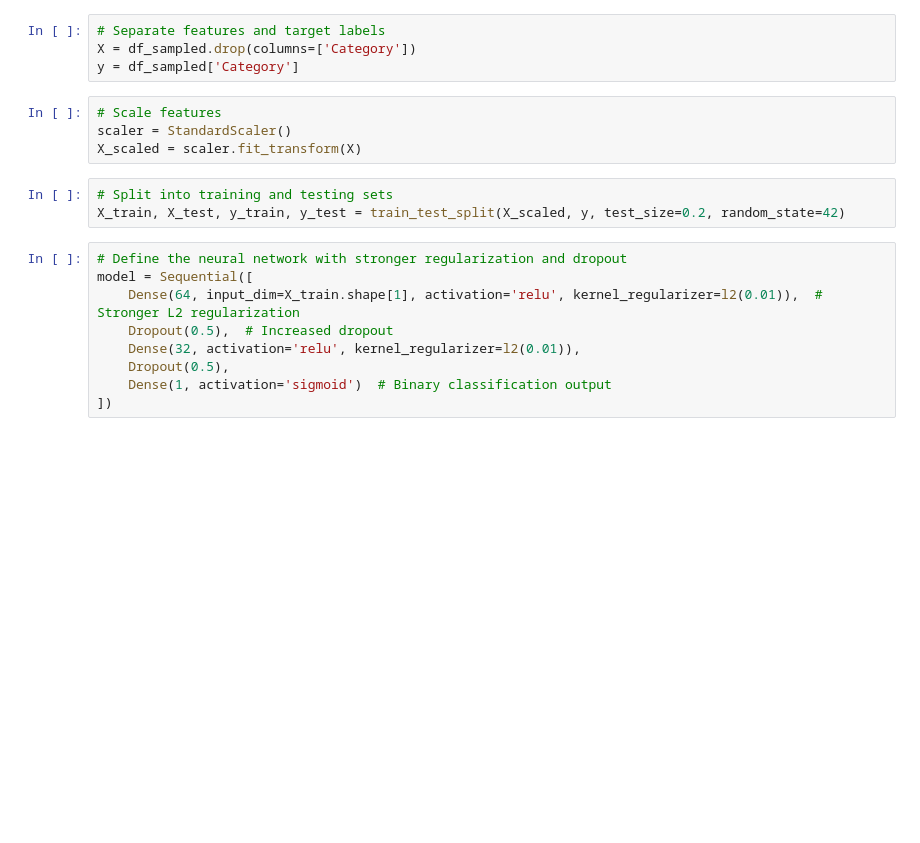
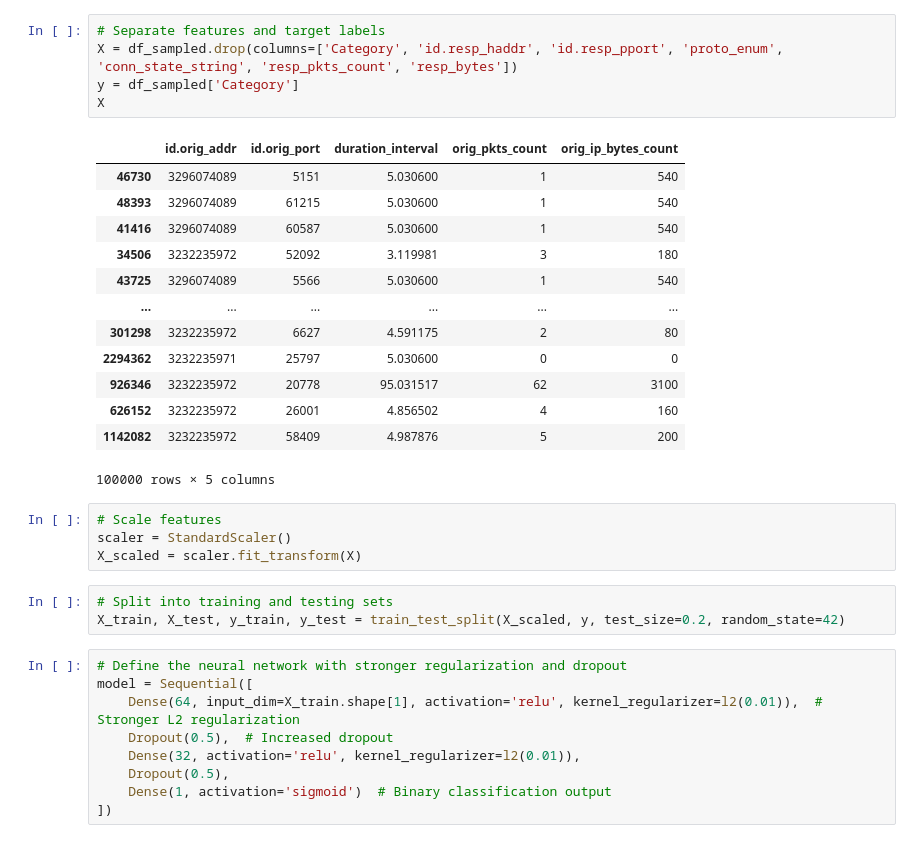
Before and after one commit to panayiotishad04/DDoS-Classification-Poisoning, a Jupyter notebook: nn_model.ipynb, the cells around one changed output. Cells and saved outputs as stored; diff of their text form; blank space fills up the shorter version.

```diff
--- a/nn_model.ipynb
+++ b/nn_model.ipynb
@@ -54,7 +61,22 @@ df_sampled
 # %%
 # Separate features and target labels
-X = df_sampled.drop(columns=['Category'])
+X = df_sampled.drop(columns=['Category', 'id.resp_haddr', 'id.resp_pport', 'proto_enum', 'conn_state_string', 'resp_pkts_count', 'resp_bytes'])
 y = df_sampled['Category']
+X
+# %% [output]
+|  | id.orig_addr | id.orig_port | duration_interval | orig_pkts_count | orig_ip_bytes_count |
+| 46730 | 3296074089 | 5151 | 5.030600 | 1 | 540 |
+| 48393 | 3296074089 | 61215 | 5.030600 | 1 | 540 |
+| 41416 | 3296074089 | 60587 | 5.030600 | 1 | 540 |
+| 34506 | 3232235972 | 52092 | 3.119981 | 3 | 180 |
+| 43725 | 3296074089 | 5566 | 5.030600 | 1 | 540 |
+| ... | ... | ... | ... | ... | ... |
+| 301298 | 3232235972 | 6627 | 4.591175 | 2 | 80 |
+| 2294362 | 3232235971 | 25797 | 5.030600 | 0 | 0 |
+| 926346 | 3232235972 | 20778 | 95.031517 | 62 | 3100 |
+| 626152 | 3232235972 | 26001 | 4.856502 | 4 | 160 |
+| 1142082 | 3232235972 | 58409 | 4.987876 | 5 | 200 |
+100000 rows × 5 columns
 # %%
 # Scale features
 scaler = StandardScaler()
```
Also changed, not shown: parts of 11 cells of this notebook, 3 other files.
